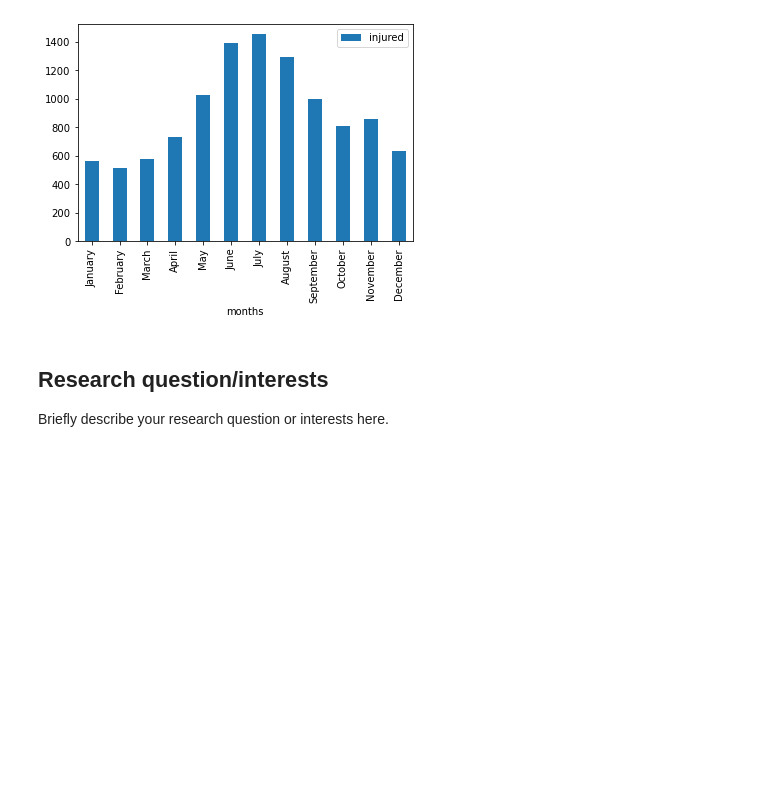
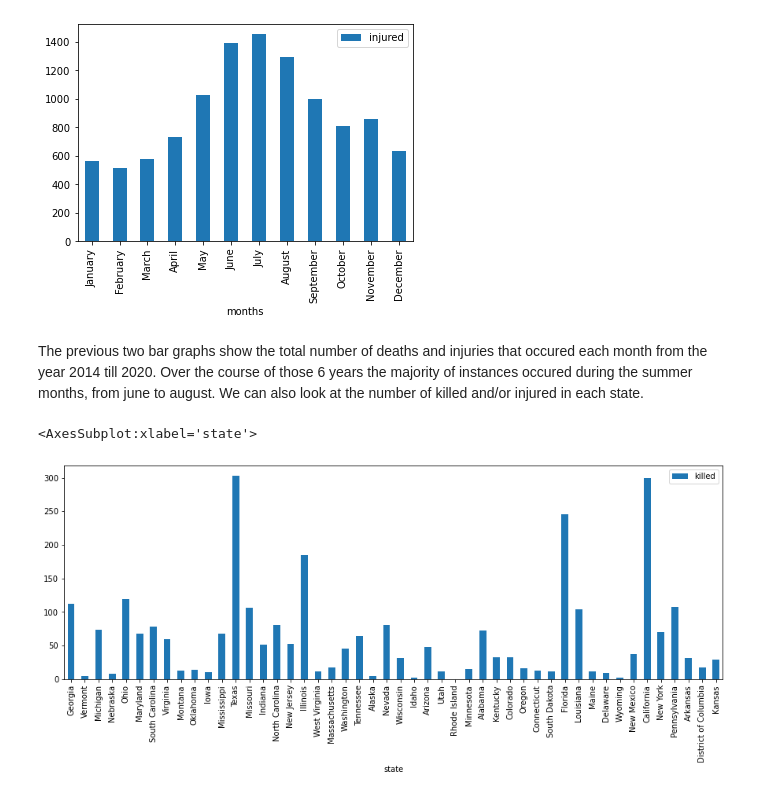
Before and after one commit to ubco-W2022T1-cosc301/project-group39, a Jupyter notebook: notebooks/analysis3.ipynb, the cells around one changed output. Cells and saved outputs as stored; diff of their text form; code cells hidden in the pictures; blank space fills up the shorter version.

Commit message:
looked at some graphs shoing the total number of incidents in both months and states

```diff
--- a/notebooks/analysis3.ipynb
+++ b/notebooks/analysis3.ipynb
@@ -102,7 +99,24 @@ df_months.plot(kind = 'bar', x = 'months', y = 'injured')
 # %% [output]
 <AxesSubplot:xlabel='months'>
 [figure]
-# %% [markdown]
-## Research question/interests
-
-Briefly describe your research question or interests here.
+# %% [markdown]
+The previous two bar graphs show the total number of deaths and injuries that occured each month from the year 2014 till 2020. Over the course of those 6 years the majority of instances occured during the summer months, from june to august. We can also look at the number of killed and/or injured in each state.
+# %%
+def sum_state(df, col):
+
+    states = df_cleaned['state'].tolist()
+    states = set(states)
+    states = list(states)
+
+    df_sv = pd.DataFrame(states, columns=['state'])#creates new dataframe holding a row for each month
+
+    for s in states:
+        df_sv.at[states.index(s), col] = df[df['state'] == s][col].sum()
+    return df_sv
+
+
+df_statesKilled = sum_state(df_cleaned, "killed")
+df_statesKilled.plot(kind = 'bar', x = 'state', y = 'killed', figsize=(15,5))
+# %% [output]
+<AxesSubplot:xlabel='state'>
+[figure, added]
```
Also changed, not shown: parts of 13 cells of this notebook.
